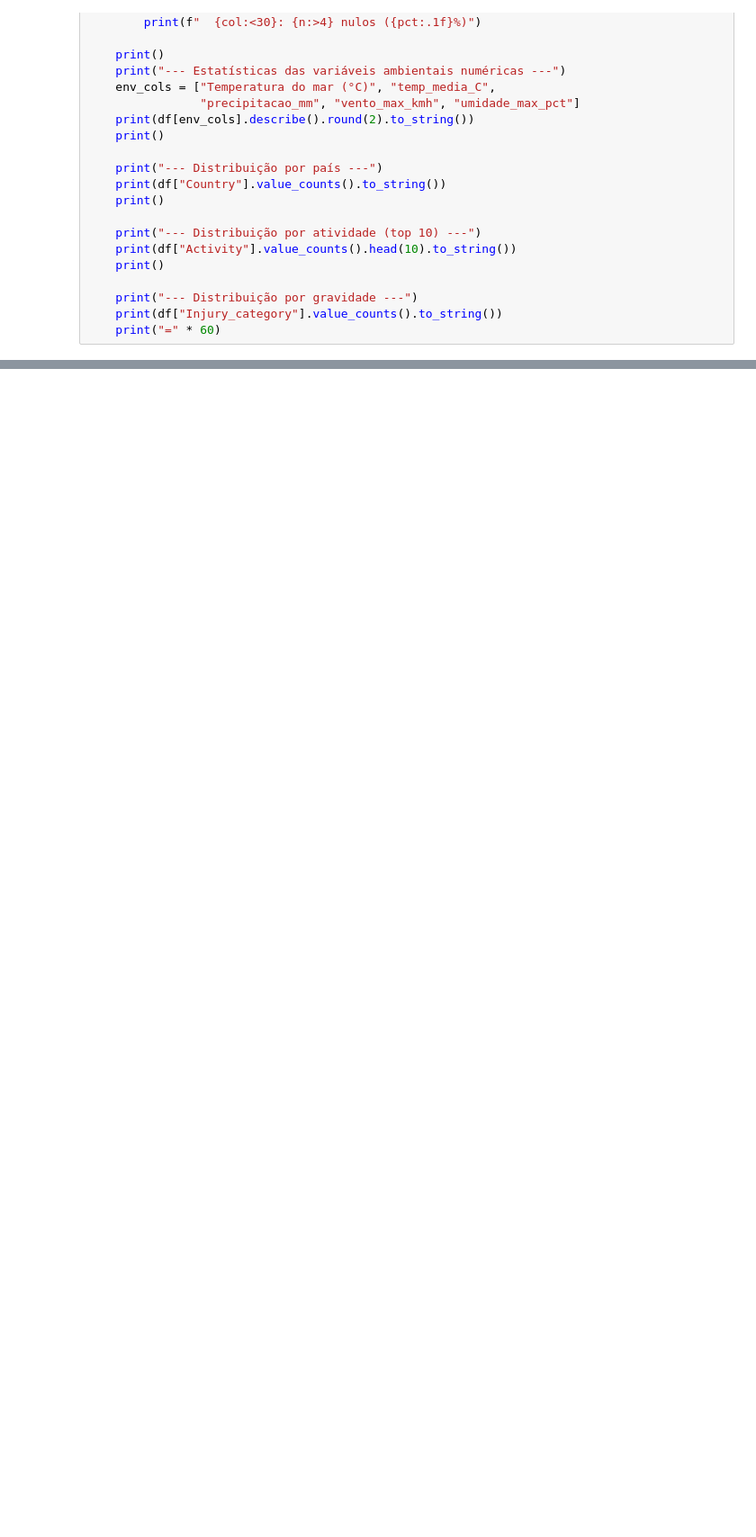
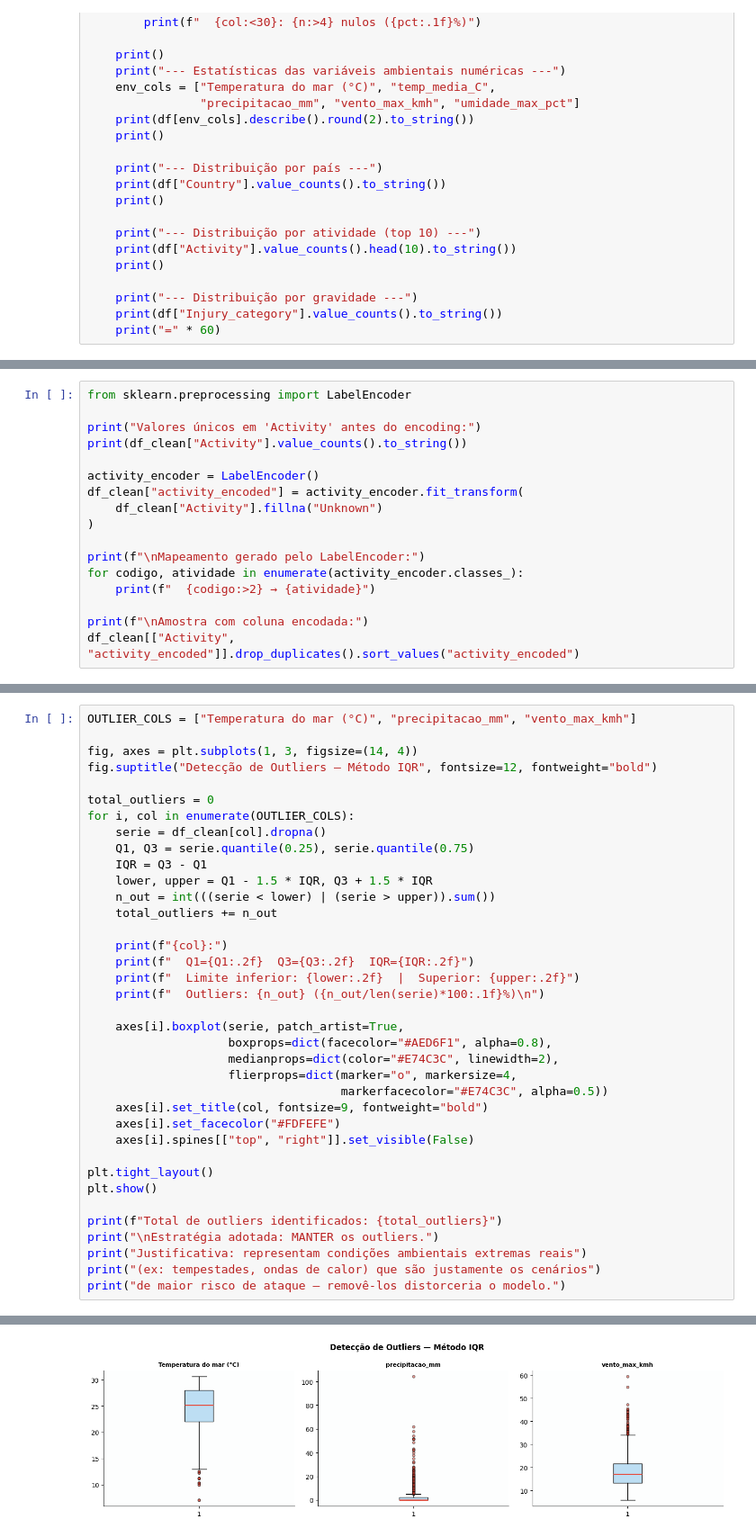
Before and after one commit to PedrooSam/DeepSearch-Backend, a Jupyter notebook: notebooks/visualizações.ipynb, the cells around one changed output, grey strips where cells are left out. Shown at 90% size. Saved outputs shown, nothing was run; the diff lists cells and outputs as text; blank space fills up the shorter version.

```diff
--- a/notebooks/visualizações.ipynb
+++ b/notebooks/visualizações.ipynb
@@ -108,0 +167,17 @@ def print_descriptive_stats(df: pd.DataFrame):
+# %%
+from sklearn.preprocessing import LabelEncoder
+
+print("Valores únicos em 'Activity' antes do encoding:")
+print(df_clean["Activity"].value_counts().to_string())
+
+activity_encoder = LabelEncoder()
+df_clean["activity_encoded"] = activity_encoder.fit_transform(
+    df_clean["Activity"].fillna("Unknown")
+)
+
+print(f"\nMapeamento gerado pelo LabelEncoder:")
+for codigo, atividade in enumerate(activity_encoder.classes_):
+    print(f"  {codigo:>2} → {atividade}")
+
+print(f"\nAmostra com coluna encodada:")
+df_clean[["Activity", "activity_encoded"]].drop_duplicates().sort_values("activity_encoded")
@@ -108,0 +263,38 @@ def print_descriptive_stats(df: pd.DataFrame):
+# %%
+OUTLIER_COLS = ["Temperatura do mar (°C)", "precipitacao_mm", "vento_max_kmh"]
+
+fig, axes = plt.subplots(1, 3, figsize=(14, 4))
+fig.suptitle("Detecção de Outliers — Método IQR", fontsize=12, fontweight="bold")
+
+total_outliers = 0
+for i, col in enumerate(OUTLIER_COLS):
+    serie = df_clean[col].dropna()
+    Q1, Q3 = serie.quantile(0.25), serie.quantile(0.75)
+    IQR = Q3 - Q1
+    lower, upper = Q1 - 1.5 * IQR, Q3 + 1.5 * IQR
+    n_out = int(((serie < lower) | (serie > upper)).sum())
+    total_outliers += n_out
+
+    print(f"{col}:")
+    print(f"  Q1={Q1:.2f}  Q3={Q3:.2f}  IQR={IQR:.2f}")
+    print(f"  Limite inferior: {lower:.2f}  |  Superior: {upper:.2f}")
+    print(f"  Outliers: {n_out} ({n_out/len(serie)*100:.1f}%)\n")
+
+    axes[i].boxplot(serie, patch_artist=True,
+                    boxprops=dict(facecolor="#AED6F1", alpha=0.8),
+                    medianprops=dict(color="#E74C3C", linewidth=2),
+                    flierprops=dict(marker="o", markersize=4,
+                                    markerfacecolor="#E74C3C", alpha=0.5))
+    axes[i].set_title(col, fontsize=9, fontweight="bold")
+    axes[i].set_facecolor("#FDFEFE")
+    axes[i].spines[["top", "right"]].set_visible(False)
+
+plt.tight_layout()
+plt.show()
+
+print(f"Total de outliers identificados: {total_outliers}")
+print("\nEstratégia adotada: MANTER os outliers.")
+print("Justificativa: representam condições ambientais extremas reais")
+print("(ex: tempestades, ondas de calor) que são justamente os cenários")
+print("de maior risco de ataque — removê-los distorceria o modelo.")
+# %% [output]
@@ -108,0 +315 @@ def print_descriptive_stats(df: pd.DataFrame):
+[figure, added]
```
Also changed, not shown: parts of 10 cells of this notebook.
